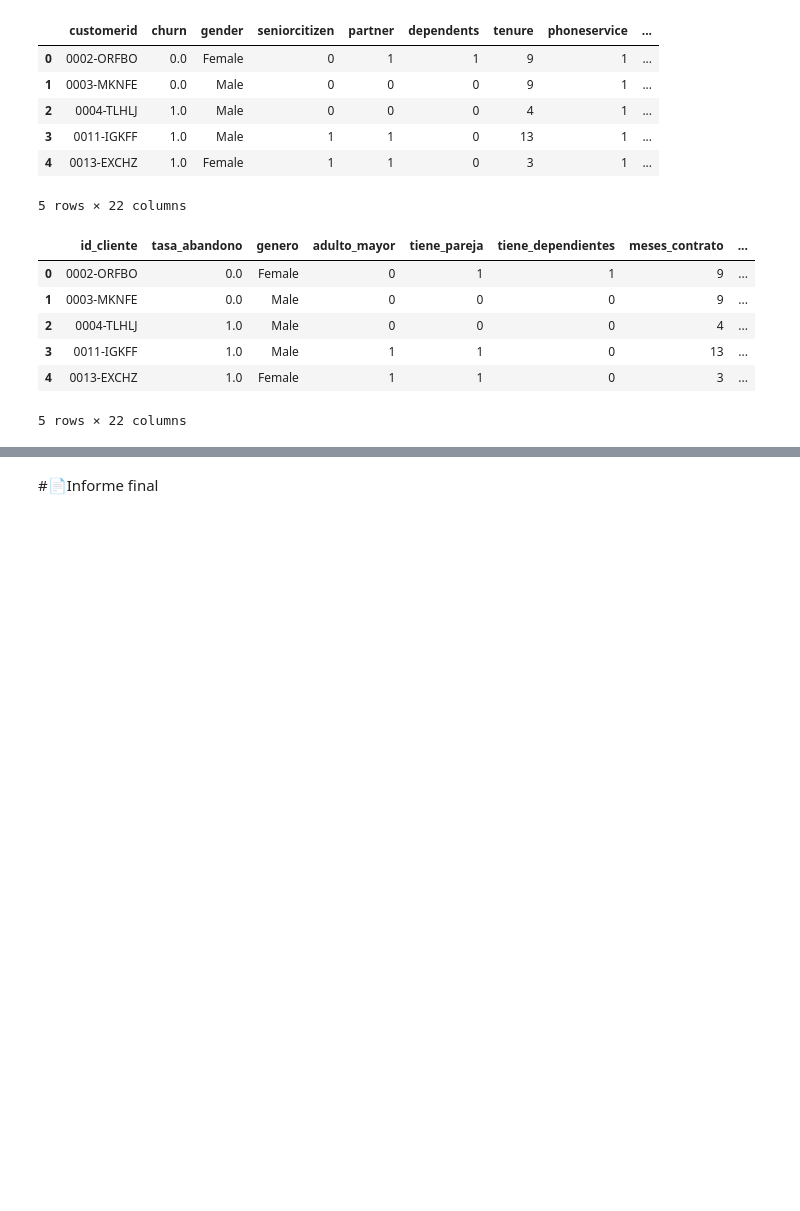
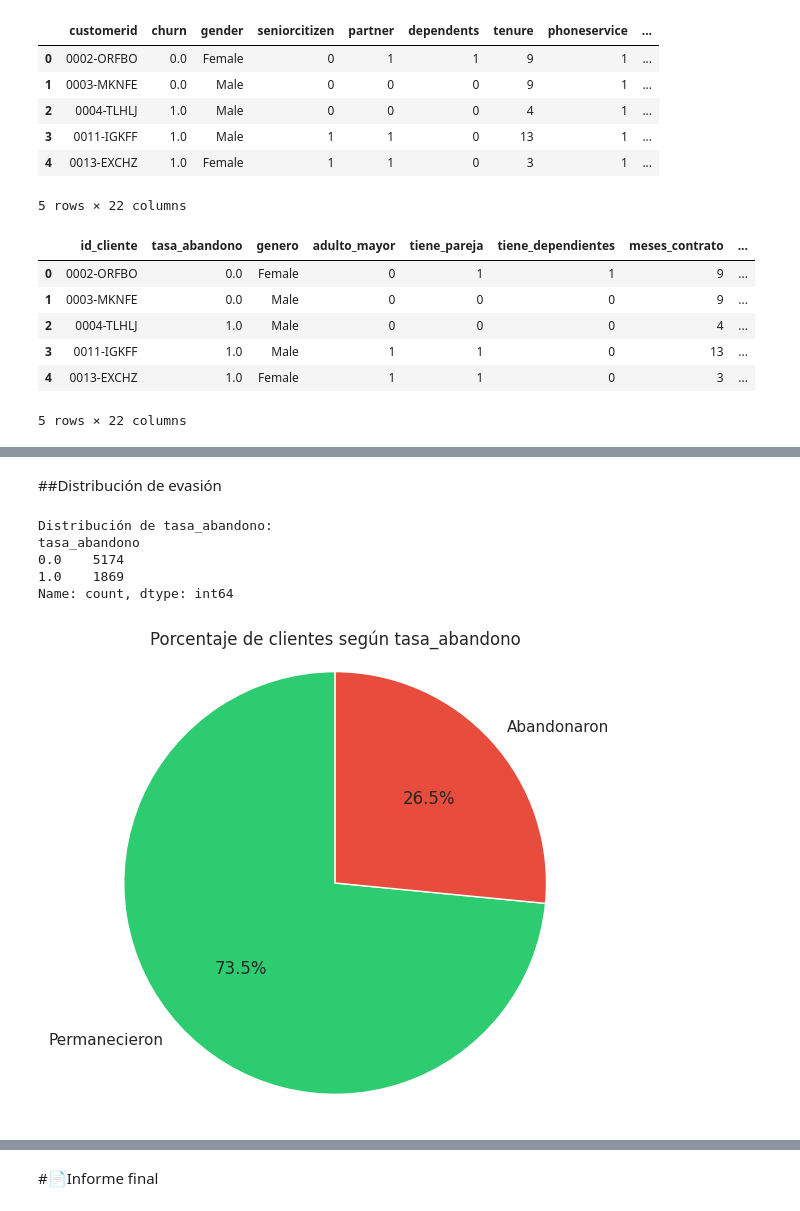
Before and after one commit to REVOLUTTION/TelecomX, a Jupyter notebook: TelecomX_LATAM.ipynb, the cells around one changed output, grey strips where cells are left out. Drawn from its saved outputs; the diff is of its cells as text; code cells hidden in the pictures; blank space fills up the shorter version.

```diff
--- a/TelecomX_LATAM.ipynb
+++ b/TelecomX_LATAM.ipynb
@@ -349,0 +444,21 @@ datos.head()
+# %% [markdown]
+##Distribución de evasión
+# %%
+conteo = datos['tasa_abandono'].value_counts().sort_index()
+
+print("Distribución de tasa_abandono:")
+print(conteo)
+
+plt.figure(figsize=(6,6))
+colors = ['#2ecc71', '#e74c3c']
+plt.pie(conteo.values, labels=['Permanecieron', 'Abandonaron'], autopct='%1.1f%%', colors=colors, startangle=90)
+plt.title('Porcentaje de clientes según tasa_abandono')
+plt.axis('equal')
+plt.show()
+# %% [output]
+Distribución de tasa_abandono:
+tasa_abandono
+0.0    5174
+1.0    1869
+Name: count, dtype: int64
+[figure, added]
```
Also changed, not shown: parts of 12 cells of this notebook.
